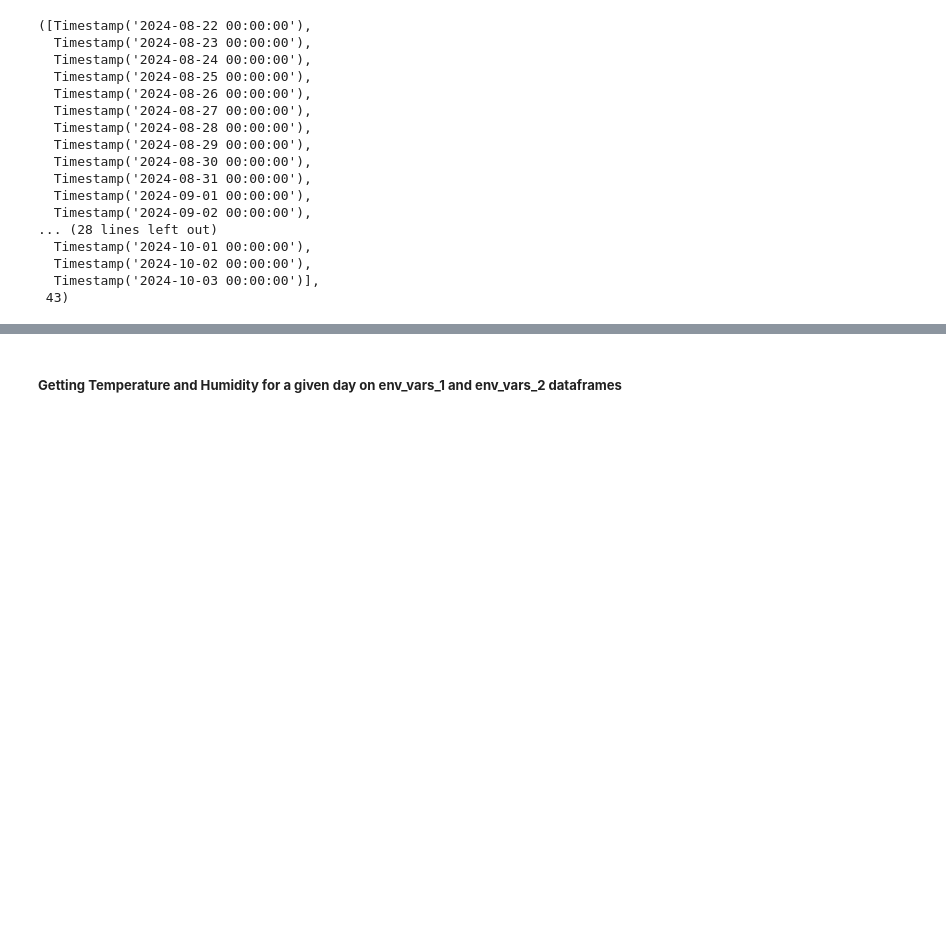
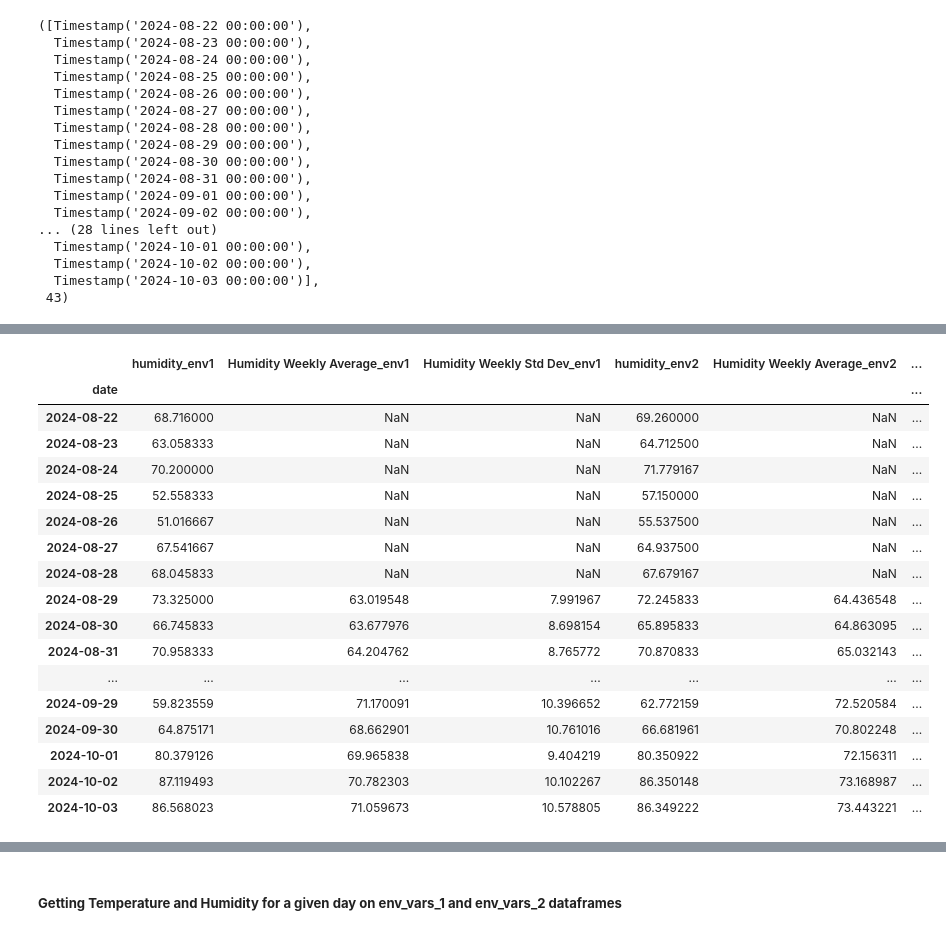
Before and after one commit to rodribro/TimeSeries, a Jupyter notebook: notebooks/biometric_dataset_creation.ipynb, the cells around one changed output, grey strips where cells are left out. Saved outputs shown, nothing was run; the diff lists cells and outputs as text; code cells hidden in the pictures; blank space fills up the shorter version.

```diff
--- a/notebooks/biometric_dataset_creation.ipynb
+++ b/notebooks/biometric_dataset_creation.ipynb
@@ -117,0 +350,34 @@ env_2_dates_list, len(env_2_dates_list)
+# %%
+env_vars_1_df_hum = env_vars_1_df[['humidity']].copy()
+env_vars_2_df_hum = env_vars_2_df[['humidity']].copy()
+
+daily_hum_1 = env_vars_1_df_hum.resample('D').mean()
+daily_hum_2 = env_vars_2_df_hum.resample('D').mean()
+
+daily_hum_1['Humidity Weekly Average'] = daily_hum_1['humidity'].rolling(window=7).mean().shift(1)
+daily_hum_1['Humidity Weekly Std Dev'] = daily_hum_1['humidity'].rolling(window=7).std().shift(1)
+daily_hum_2['Humidity Weekly Average'] = daily_hum_2['humidity'].rolling(window=7).mean().shift(1)
+daily_hum_2['Humidity Weekly Std Dev'] = daily_hum_2['humidity'].rolling(window=7).std().shift(1)
+# %%
+humidity_averages = pd.merge(daily_hum_1, daily_hum_2, how='outer', left_index=True, right_index=True, suffixes=('_env1', '_env2'))
+# %%
+humidity_averages
+# %% [output]
+|  | humidity_env1 | Humidity Weekly Average_env1 | Humidity Weekly Std Dev_env1 | humidity_env2 | Humidity Weekly Average_env2 | ... |
+| date |  |  |  |  |  | ... |
+| 2024-08-22 | 68.716000 | NaN | NaN | 69.260000 | NaN | ... |
+| 2024-08-23 | 63.058333 | NaN | NaN | 64.712500 | NaN | ... |
+| 2024-08-24 | 70.200000 | NaN | NaN | 71.779167 | NaN | ... |
+| 2024-08-25 | 52.558333 | NaN | NaN | 57.150000 | NaN | ... |
+| 2024-08-26 | 51.016667 | NaN | NaN | 55.537500 | NaN | ... |
+| 2024-08-27 | 67.541667 | NaN | NaN | 64.937500 | NaN | ... |
+| 2024-08-28 | 68.045833 | NaN | NaN | 67.679167 | NaN | ... |
+| 2024-08-29 | 73.325000 | 63.019548 | 7.991967 | 72.245833 | 64.436548 | ... |
+| 2024-08-30 | 66.745833 | 63.677976 | 8.698154 | 65.895833 | 64.863095 | ... |
+| 2024-08-31 | 70.958333 | 64.204762 | 8.765772 | 70.870833 | 65.032143 | ... |
+| ... | ... | ... | ... | ... | ... | ... |
+| 2024-09-29 | 59.823559 | 71.170091 | 10.396652 | 62.772159 | 72.520584 | ... |
+| 2024-09-30 | 64.875171 | 68.662901 | 10.761016 | 66.681961 | 70.802248 | ... |
+| 2024-10-01 | 80.379126 | 69.965838 | 9.404219 | 80.350922 | 72.156311 | ... |
+| 2024-10-02 | 87.119493 | 70.782303 | 10.102267 | 86.350148 | 73.168987 | ... |
+| 2024-10-03 | 86.568023 | 71.059673 | 10.578805 | 86.349222 | 73.443221 | ... |
```
Also changed, not shown: parts of 31 cells of this notebook.
